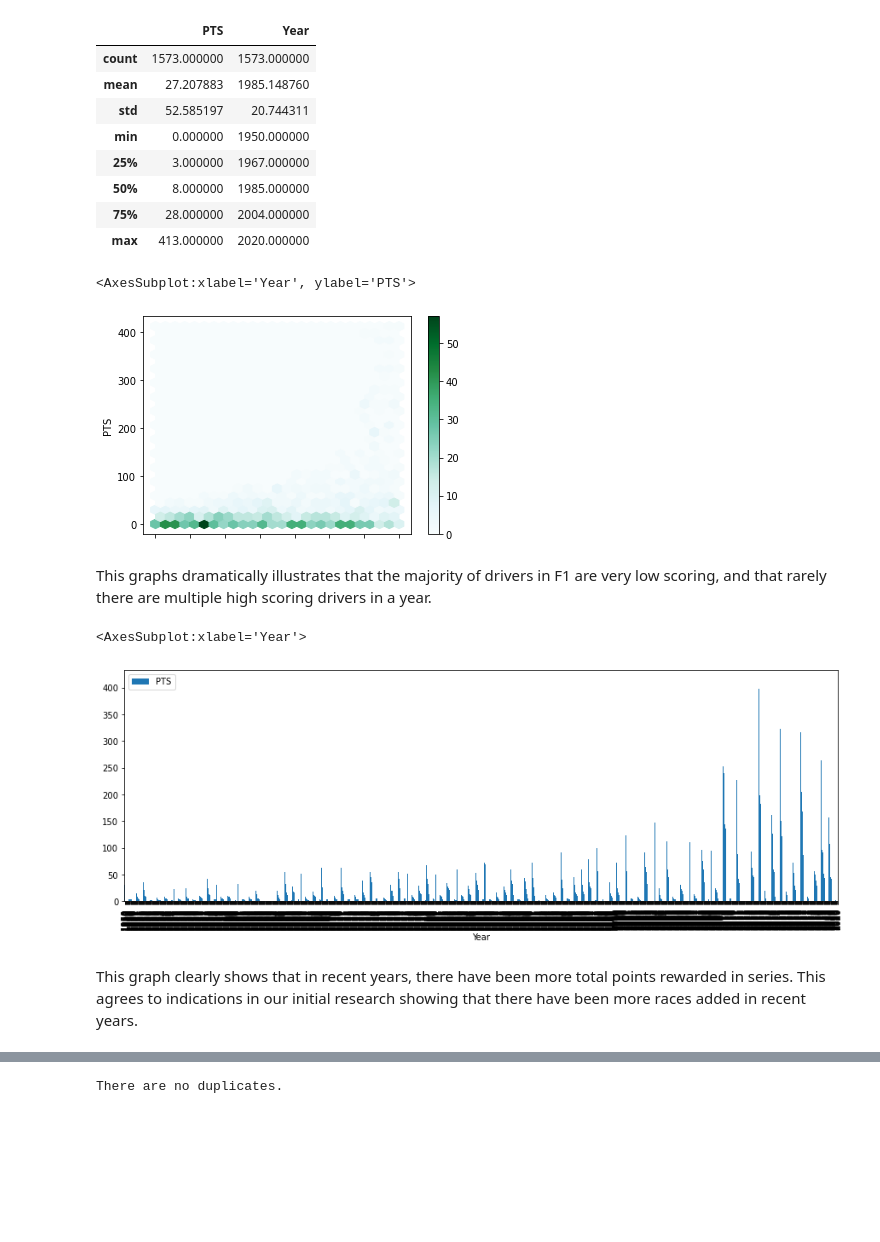
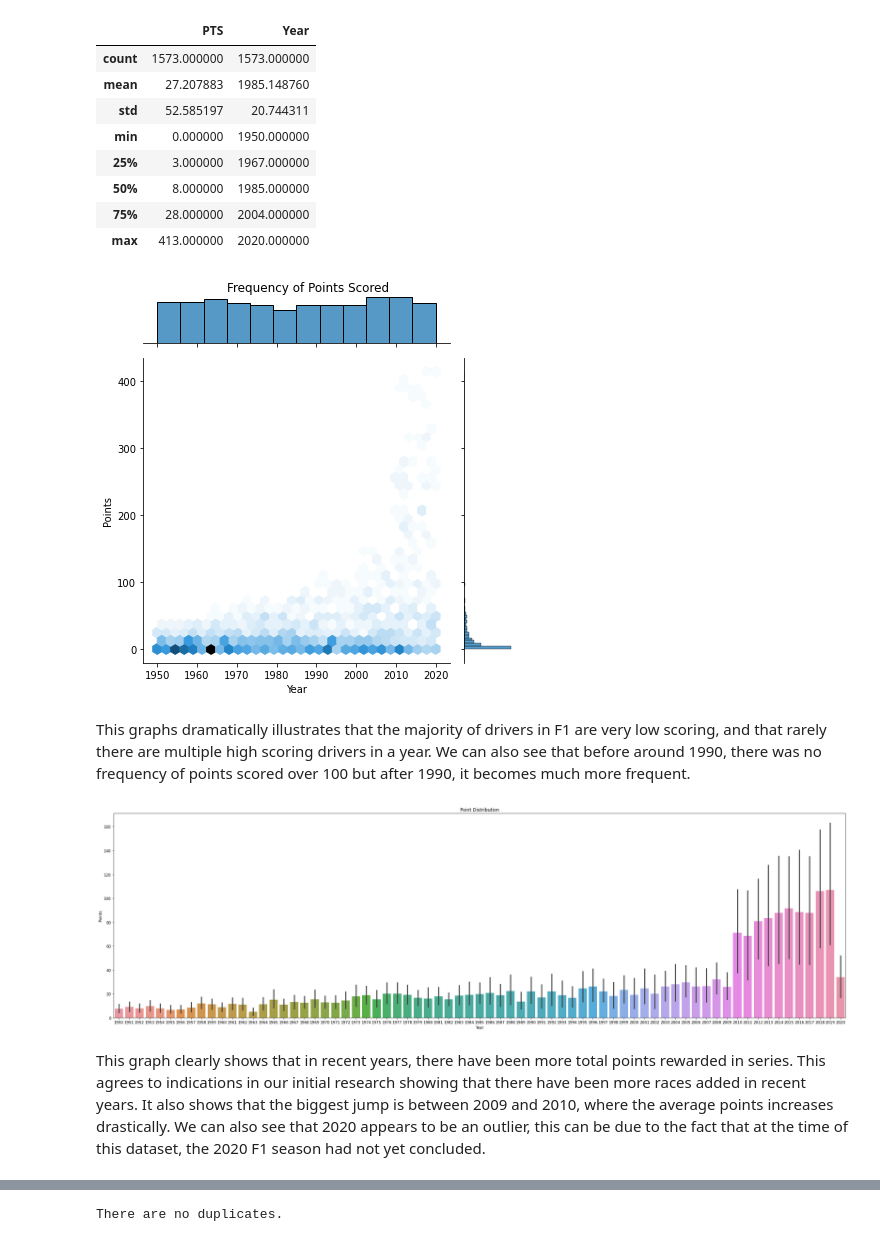
Before and after one commit to data301-2021-winter1/project-group12, a Jupyter notebook: notebooks/JordanK.ipynb, the cells around one changed output, grey strips where cells are left out. Cells and saved outputs as stored; diff of their text form; code cells hidden in the pictures; blank space fills up the shorter version.

```diff
--- a/notebooks/JordanK.ipynb
+++ b/notebooks/JordanK.ipynb
@@ -10,4 +10,4 @@ import matplotlib.pylab as plt
 import seaborn as sns
 import csv
 # %%
-f1data = pd.read_csv("../f1data.csv")
+f1data = pd.read_csv("../data/raw/f1data.csv")
@@ -51,17 +35,21 @@ f1data.describe().apply(lambda s: s.apply(lambda x: format(x, 'f')))
 | 50% | 8.000000 | 1985.000000 |
 | 75% | 28.000000 | 2004.000000 |
 | max | 413.000000 | 2020.000000 |
-# %%
-f1data.plot.hexbin(x="Year", y="PTS", gridsize=25)
-# %% [output]
-<AxesSubplot:xlabel='Year', ylabel='PTS'>
-[figure, removed]
+# %%
+hex=sns.jointplot(x=f1data["Year"], y=f1data["PTS"], kind="hex")
+hex.fig.suptitle("Frequency of Points Scored")
+hex.fig.tight_layout()
+hex.ax_joint.set_ylabel("Points")
+hex.fig.subplots_adjust(top=0.95)
+# %% [output]
+[figure, added]
 # %% [markdown]
-This graphs dramatically illustrates that the majority of drivers in F1 are very low scoring, and that rarely there are multiple high scoring drivers in a year.
+This graphs dramatically illustrates that the majority of drivers in F1 are very low scoring, and that rarely there are multiple high scoring drivers in a year. We can also see that before around 1990, there was no frequency of points scored over 100 but after 1990, it becomes much more frequent.
-# %%
-f1data.plot.bar(x="Year",y="PTS", figsize=(15,5))
-# %% [output]
-<AxesSubplot:xlabel='Year'>
-[figure, removed]
+# %%
+p= sns.barplot(x="Year", y="PTS", data=f1data)
+p.set(ylabel="Points", title="Point Distribution")
+p.figure.set_size_inches(35,10)
+# %% [output]
+[figure, added]
 # %% [markdown]
-This graph clearly shows that in recent years, there have been more total points rewarded in series. This agrees to indications in our initial research showing that there have been more races added in recent years.
+This graph clearly shows that in recent years, there have been more total points rewarded in series. This agrees to indications in our initial research showing that there have been more races added in recent years. It also shows that the biggest jump is between 2009 and 2010, where the average points increases drastically. We can also see that 2020 appears to be an outlier, this can be due to the fact that at the time of this dataset, the 2020 F1 season had not yet concluded.
```
Also changed, not shown: parts of 35 cells of this notebook.
